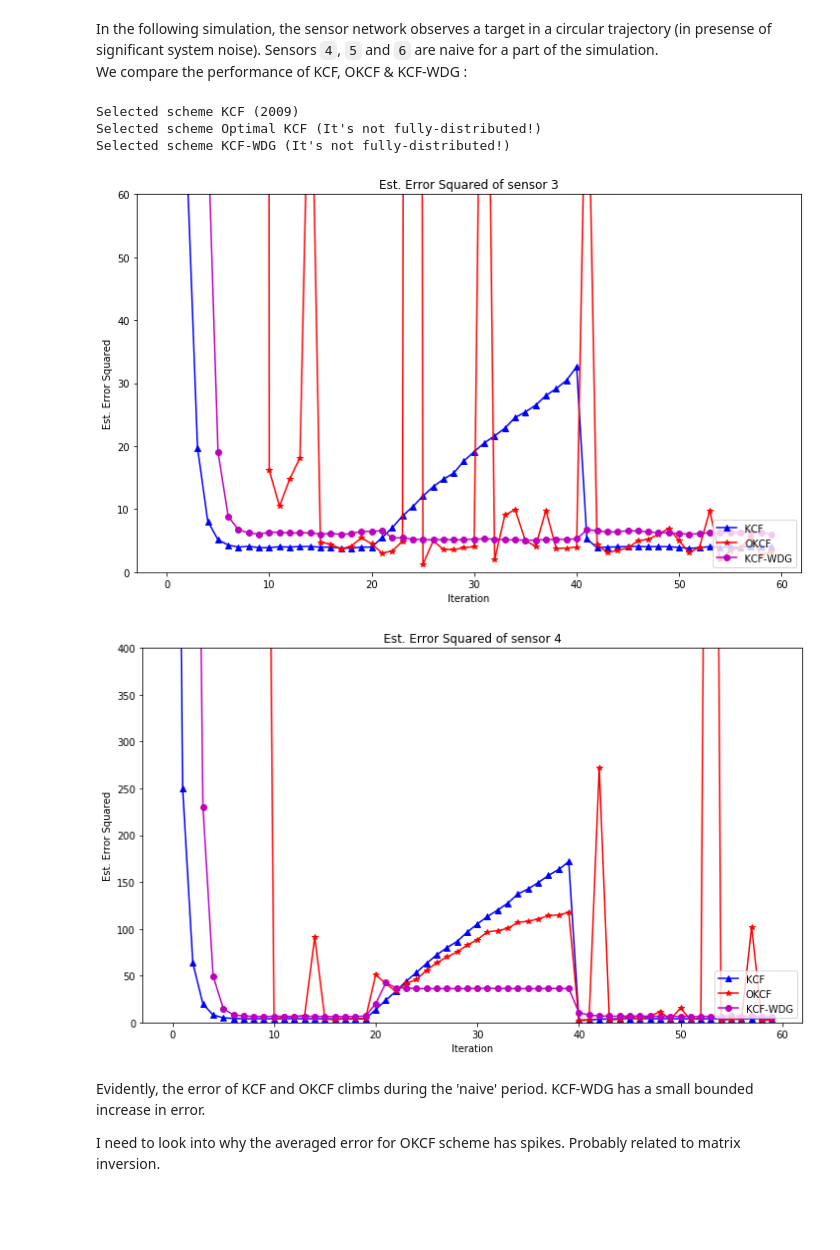
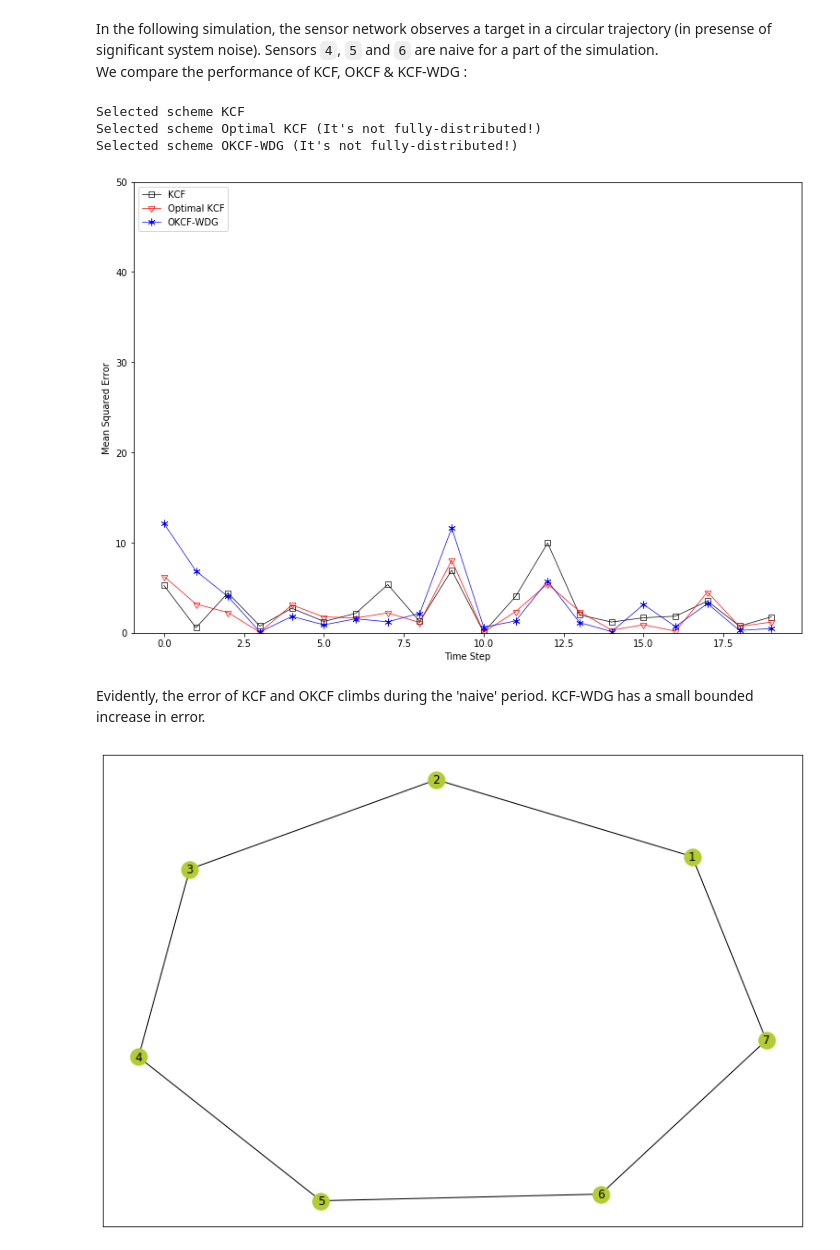
Before and after one commit to shirazkn/sensor-network-sim, a Jupyter notebook: Simulation.ipynb, the cells around one changed output. Drawn from its saved outputs; the diff is of its cells as text; code cells hidden in the pictures; blank space fills up the shorter version.

```diff
--- a/Simulation.ipynb
+++ b/Simulation.ipynb
@@ -6,6 +6,8 @@ This notebook compares the performance of different distributed estimation schem
 # %%
 import os
 import settings.input
+import matplotlib as mpl
+mpl.rcParams['figure.dpi'] = 500
 
 # Choose target and sensor-network
 input_files = []
@@ -38,31 +40,40 @@ initial_ErrCov = 100*np.identity(2)
 initial_NoiseCov = 100*np.identity(2)
 naive_NoiseCov = 100000*np.identity(2)
 
-simulation = Simulation(input_data, est_schemes=["KCF", "OKCF", "KCF-WDG"], duration = 60)
+simulation = Simulation(input_data, est_schemes=["KCF", "OKCF", "KCF-WDG"], duration = 20)
 
 # Initial values
-simulation.add_event(iteration=0, attribute="estimate_prior", value=initial_estimate)
-simulation.add_event(iteration=0, attribute="ErrCov_prior", value=initial_ErrCov)
+simulation.add_sensor_event(iteration=0, attribute="estimate_prior", value=initial_estimate)
+simulation.add_sensor_event(iteration=0, attribute="ErrCov_prior", value=initial_ErrCov)
 
 # Sensor 4, 5 & 6 become naive from iter. 20-40
-simulation.add_event(iteration=0, attribute="NoiseCov", value=initial_NoiseCov)
-simulation.add_event(iteration=20, sensors=["4", "5", "6"], attribute="NoiseCov", value=naive_NoiseCov)
-simulation.add_event(iteration=40, sensors=["4", "5", "6"], attribute="NoiseCov", value=initial_NoiseCov)
+simulation.add_sensor_event(iteration=0, attribute="NoiseCov", value=initial_NoiseCov)
+simulation.add_sensor_event(iteration=20, sensors=["4", "5", "6"], attribute="NoiseCov", value=naive_NoiseCov)
+simulation.add_sensor_event(iteration=40, sensors=["4", "5", "6"], attribute="NoiseCov", value=initial_NoiseCov)
 
 # Averaged over 'n_simulations' simulations
-results = simulation.run(n_simulations=2000)
+simulation.run(n_simulations=1)
 # %% [output]
-Selected scheme KCF (2009)
+Selected scheme KCF
 Selected scheme Optimal KCF (It's not fully-distributed!)
-Selected scheme KCF-WDG (It's not fully-distributed!)
+Selected scheme OKCF-WDG (It's not fully-distributed!)
 # %%
 # simulation.plot_xy(sensor="3")
-simulation.plot_error_squared(sensor="3", ylim=60.0)
-simulation.plot_error_squared(sensor="4", ylim=400.0)
+simulation.plot_error_squared(sensor="4", ylim=50.0)
+#simulation.plot_xy(sensor="3")
 # %% [output]
-[figure, old version]
+[figure, new version]
-[figure, removed]
 # %% [markdown]
 Evidently, the error of KCF and OKCF climbs during the 'naive' period. KCF-WDG has a small bounded increase in error.<br>
-
-I need to look into why the averaged error for OKCF scheme has spikes. Probably related to matrix inversion.
+# %%
+import os
+import settings.input
+
+input_files = []
+input_files.append(os.path.join("settings","json_files", "target-4D.json"))
+input_files.append(os.path.join("settings","json_files", "graph-circle.json"))
+input_data = settings.input.read(input_files)
+
+from sim.helpers import graph_plot; graph_plot(input_data["network"]["adjacency"])
+# %% [output]
+[figure, added]
```
Also changed, not shown: parts of 6 cells of this notebook, 13 other files.
